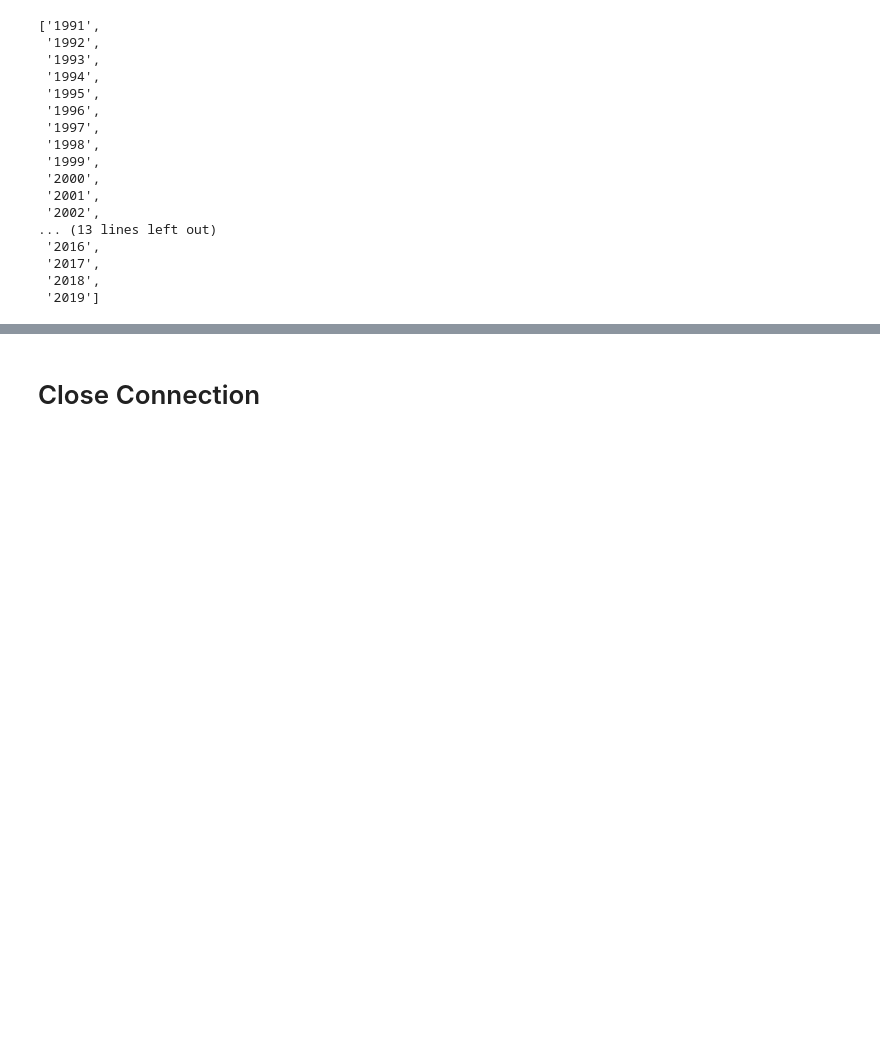
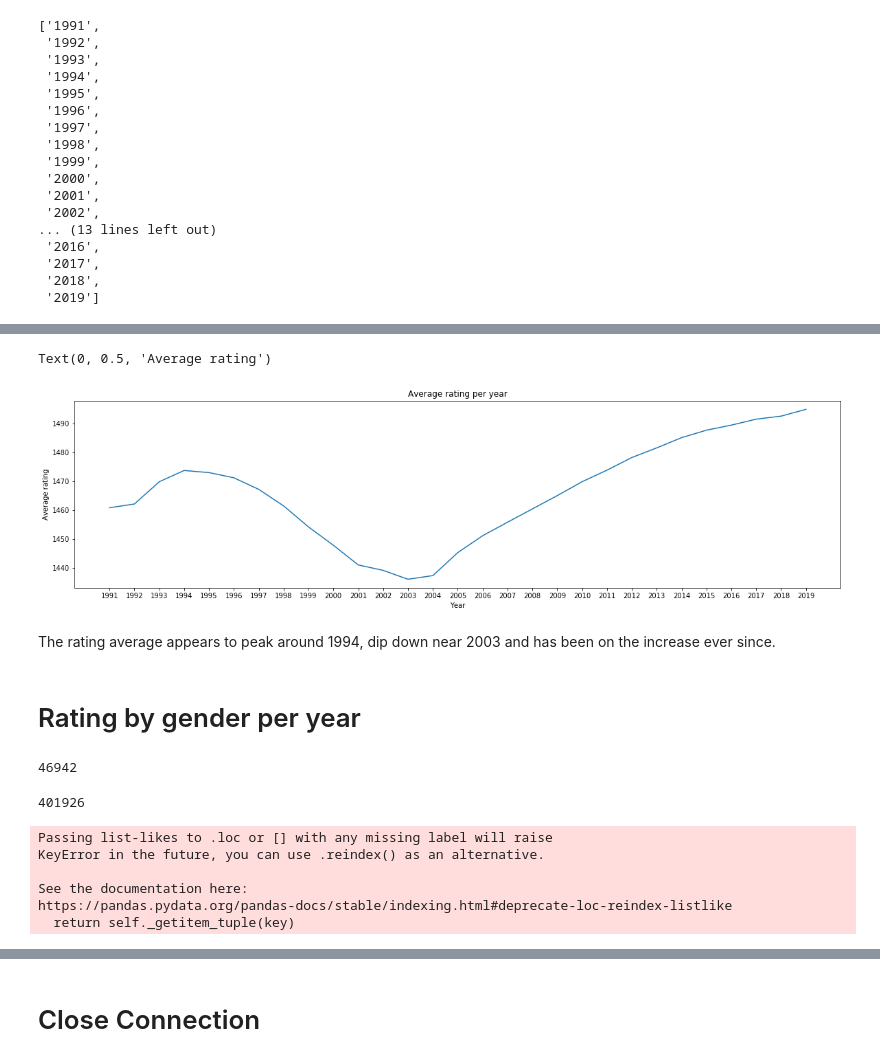
Before and after one commit to AstroBoy1/chess-ds, a Jupyter notebook: chess_exploration.ipynb, the cells around one changed output, grey strips where cells are left out. Cells and saved outputs as stored; diff of their text form; code cells hidden in the pictures; blank space fills up the shorter version.

Commit message:
gender differences

```diff
--- a/chess_exploration.ipynb
+++ b/chess_exploration.ipynb
@@ -257,0 +299,4 @@ print(end - start, "seconds")
+# %%
+df_aggs = df.copy(deep=True)
+df_aggs['mean'] = df.mean(axis=1)
+df_aggs['std'] = df.std(axis=1)
@@ -257,0 +313,13 @@ print(end - start, "seconds")
+# %%
+plt.figure(figsize=(20, 5))
+plt.plot(df_aggs.index, df_aggs['mean'].values)
+plt.title("Average rating per year")
+plt.xlabel("Year")
+plt.ylabel("Average rating")
+# %% [output]
+Text(0, 0.5, 'Average rating')
+[figure, added]
+# %% [markdown]
+The rating average appears to peak around 1994, dip down near 2003 and has been on the increase ever since.
+# %% [markdown]
+# Rating by gender per year
@@ -257,0 +328,4 @@ print(end - start, "seconds")
+# %%
+len(female_df)
+# %% [output]
+46942
@@ -257,0 +334,4 @@ print(end - start, "seconds")
+# %%
+len(male_df)
+# %% [output]
+401926
@@ -257,0 +341,10 @@ print(end - start, "seconds")
+# %%
+female_df = df_aggs.loc[:, list(female_uids)]
+male_df = df_aggs.loc[:, list(male_uids)]
+# %% [output]
+Passing list-likes to .loc or [] with any missing label will raise
+KeyError in the future, you can use .reindex() as an alternative.
+
+See the documentation here:
+https://pandas.pydata.org/pandas-docs/stable/indexing.html#deprecate-loc-reindex-listlike
+  return self._getitem_tuple(key)
```
Also changed, not shown: parts of 24 cells of this notebook.
